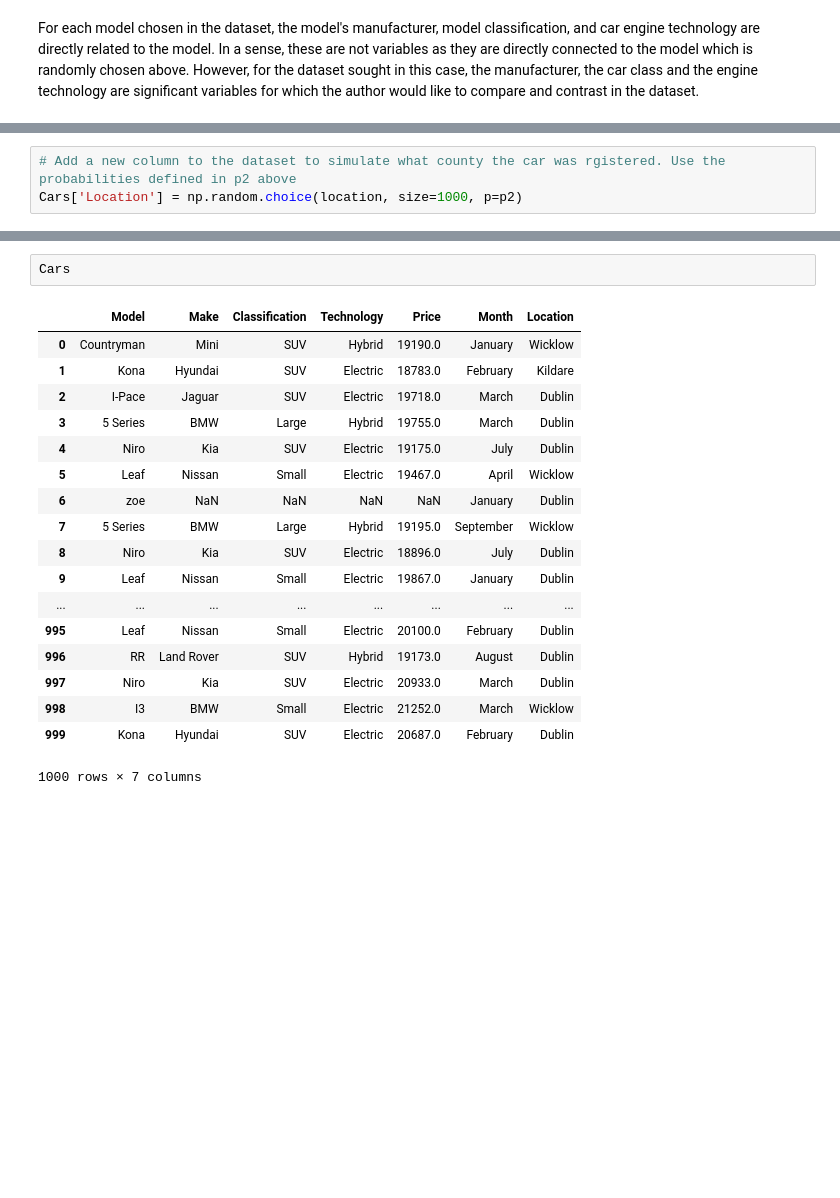
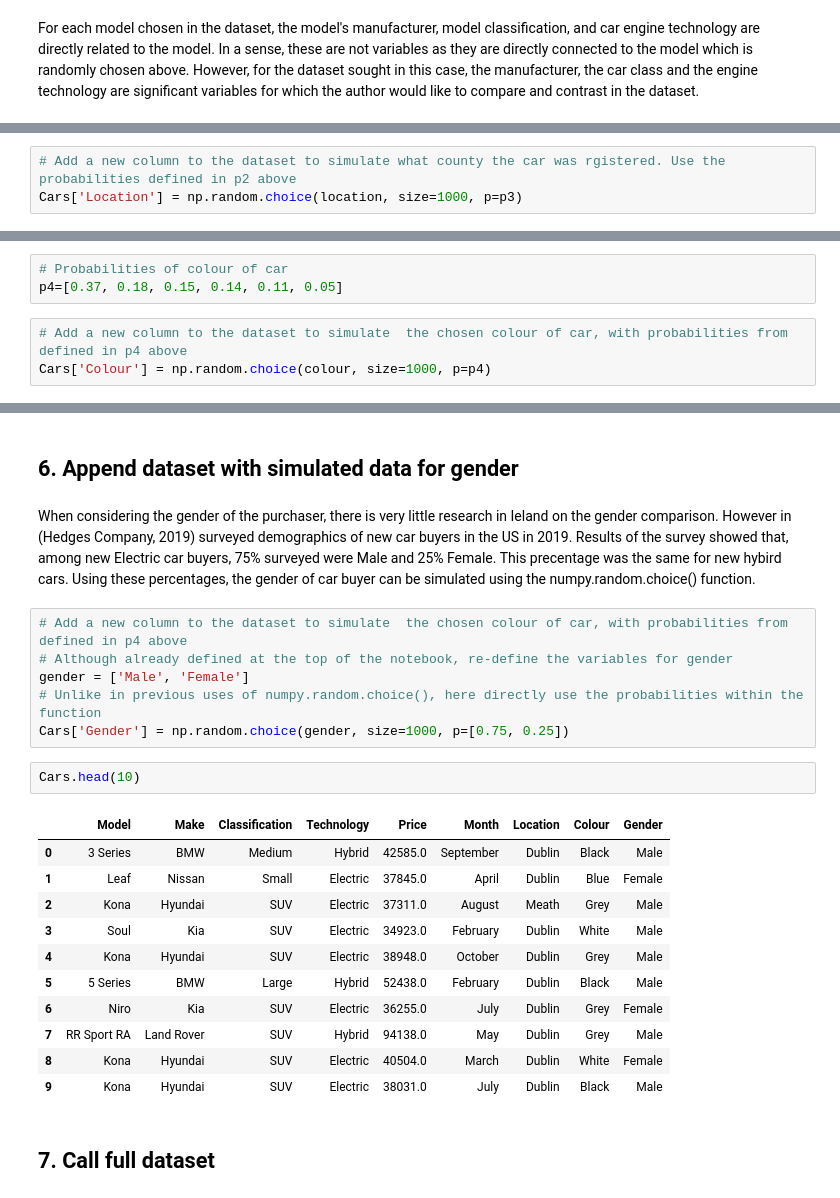
Before and after one commit to BarryClarke/Create-a-Data-set-Project-Autumn-2019, a Jupyter notebook: New Electric car sales.ipynb, the cells around one changed output, grey strips where cells are left out. Drawn from its saved outputs; the diff is of its cells as text; blank space fills up the shorter version.

Commit message:
Updated accurate figures for each car price. Added column for Colour and Gender

```diff
--- a/New Electric car sales.ipynb
+++ b/New Electric car sales.ipynb
@@ -350,3 +366,6 @@ Cars['Month'] = np.random.choice(month, size=1000, p=p3)
+# %%
+# Add a new column to the dataset to simulate what county the car was rgistered. Use the probabilities defined in p2 above
+Cars['Location'] = np.random.choice(location, size=1000, p=p3)
 # %%
 Cars.head(10)
 # %% [output]
@@ -366,6 +387,9 @@ For commuting purposes, the author is interested in viewing the sales figures an
+# %%
+# Probabilities of colour of car
+p4=[0.37, 0.18, 0.15, 0.14, 0.11, 0.05]
 # %%
-# Add a new column to the dataset to simulate what county the car was rgistered. Use the probabilities defined in p2 above
-Cars['Location'] = np.random.choice(location, size=1000, p=p2)
+# Add a new column to the dataset to simulate  the chosen colour of car, with probabilities from defined in p4 above
+Cars['Colour'] = np.random.choice(colour, size=1000, p=p4)
 # %%
 Cars.head(10)
 # %% [output]
@@ -383,21 +407,26 @@ Cars.head(10)
+# %% [markdown]
+## 6. Append dataset with simulated data for gender
+# %% [markdown]
+When considering the gender of the purchaser, there is very little research in Ieland on the gender comparison. However in (Hedges Company, 2019) surveyed demographics of new car buyers in the US in 2019. Results of the survey showed that, among new Electric car buyers, 75% surveyed were Male and 25% Female. This precentage was the same for new hybird cars. Using these percentages, the gender of car buyer can be simulated using the numpy.random.choice() function.
+# %%
+# Add a new column to the dataset to simulate  the chosen colour of car, with probabilities from defined in p4 above
+# Although already defined at the top of the notebook, re-define the variables for gender
+gender = ['Male', 'Female']
+# Unlike in previous uses of numpy.random.choice(), here directly use the probabilities within the function
+Cars['Gender'] = np.random.choice(gender, size=1000, p=[0.75, 0.25])
 # %%
-Cars
+Cars.head(10)
 # %% [output]
-|  | Model | Make | Classification | Technology | Price | Month | Location |
-| 0 | Countryman | Mini | SUV | Hybrid | 19190.0 | January | Wicklow |
-| 1 | Kona | Hyundai | SUV | Electric | 18783.0 | February | Kildare |
-| 2 | I-Pace | Jaguar | SUV | Electric | 19718.0 | March | Dublin |
-| 3 | 5 Series | BMW | Large | Hybrid | 19755.0 | March | Dublin |
-| 4 | Niro | Kia | SUV | Electric | 19175.0 | July | Dublin |
-| 5 | Leaf | Nissan | Small | Electric | 19467.0 | April | Wicklow |
-| 6 | zoe | NaN | NaN | NaN | NaN | January | Dublin |
-| 7 | 5 Series | BMW | Large | Hybrid | 19195.0 | September | Wicklow |
-| 8 | Niro | Kia | SUV | Electric | 18896.0 | July | Dublin |
-| 9 | Leaf | Nissan | Small | Electric | 19867.0 | January | Dublin |
-| ... | ... | ... | ... | ... | ... | ... | ... |
-| 995 | Leaf | Nissan | Small | Electric | 20100.0 | February | Dublin |
-| 996 | RR | Land Rover | SUV | Hybrid | 19173.0 | August | Dublin |
-| 997 | Niro | Kia | SUV | Electric | 20933.0 | March | Dublin |
-| 998 | I3 | BMW | Small | Electric | 21252.0 | March | Wicklow |
-| 999 | Kona | Hyundai | SUV | Electric | 20687.0 | February | Dublin |
+|  | Model | Make | Classification | Technology | Price | Month | Location | Colour | Gender |
+| 0 | 3 Series | BMW | Medium | Hybrid | 42585.0 | September | Dublin | Black | Male |
+| 1 | Leaf | Nissan | Small | Electric | 37845.0 | April | Dublin | Blue | Female |
+| 2 | Kona | Hyundai | SUV | Electric | 37311.0 | August | Meath | Grey | Male |
+| 3 | Soul | Kia | SUV | Electric | 34923.0 | February | Dublin | White | Male |
+| 4 | Kona | Hyundai | SUV | Electric | 38948.0 | October | Dublin | Grey | Male |
+| 5 | 5 Series | BMW | Large | Hybrid | 52438.0 | February | Dublin | Black | Male |
+| 6 | Niro | Kia | SUV | Electric | 36255.0 | July | Dublin | Grey | Female |
+| 7 | RR Sport RA | Land Rover | SUV | Hybrid | 94138.0 | May | Dublin | Grey | Male |
+| 8 | Kona | Hyundai | SUV | Electric | 40504.0 | March | Dublin | White | Female |
+| 9 | Kona | Hyundai | SUV | Electric | 38031.0 | July | Dublin | Black | Male |
-1000 rows × 7 columns
+# %% [markdown]
+## 7. Call full dataset
```
Also changed, not shown: parts of 29 cells of this notebook.
